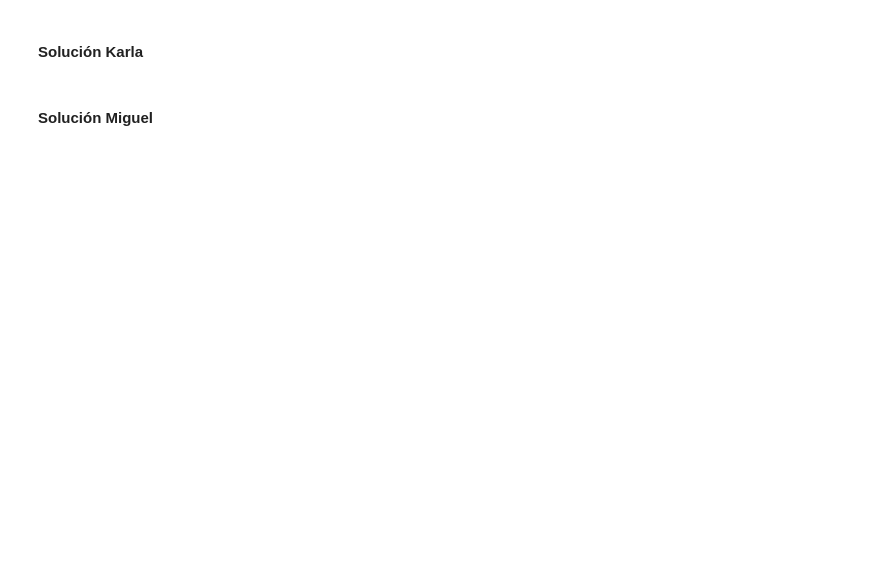
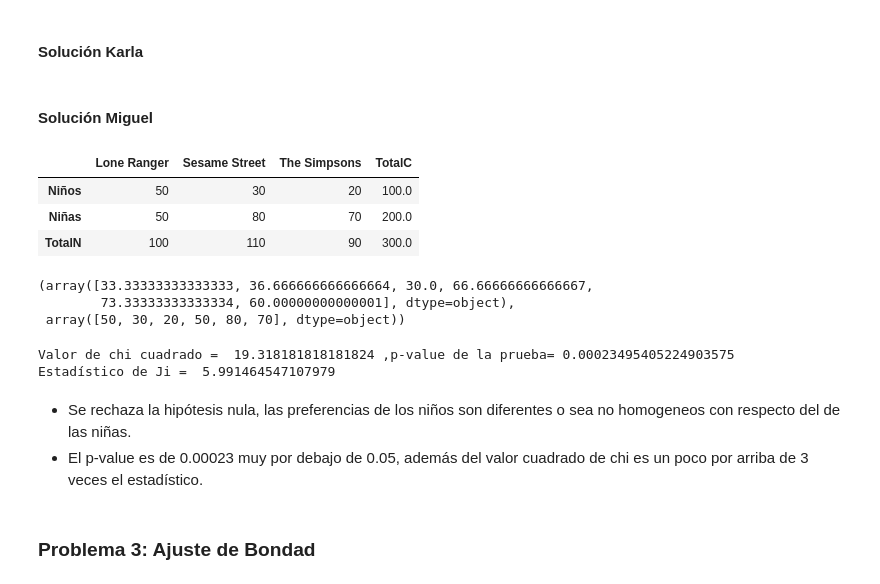
Before and after one commit to Karlaanton/Tarea9_MAguirre_KAnton, a Jupyter notebook: Tarea9.ipynb, the cells around one changed output. Cells and saved outputs as stored; diff of their text form; code cells hidden in the pictures; blank space fills up the shorter version.

```diff
--- a/Tarea9.ipynb
+++ b/Tarea9.ipynb
@@ -27,3 +90,45 @@ Realice la prueba de chi-cuadrado para validar la independencia del punto del ci
 #### Solución Karla
 # %% [markdown]
 #### Solución Miguel
+# %%
+data2 = pd.DataFrame(index = ['Niños','Niñas','TotalN'],
+                    columns = ['Lone Ranger', 'Sesame Street',
+                               'The Simpsons','TotalC'])
+data2.iloc[0,:-1] = [50, 30, 20]
+data2.iloc[1,:-1] = [50,80,70]
+data2['TotalC'] = data2.sum(axis=1)
+data2.loc['TotalN',:] = data2.sum(axis=0)
+data2
+# %% [output]
+|  | Lone Ranger | Sesame Street | The Simpsons | TotalC |
+| Niños | 50 | 30 | 20 | 100.0 |
+| Niñas | 50 | 80 | 70 | 200.0 |
+| TotalN | 100 | 110 | 90 | 300.0 |
+# %%
+P2 = data2.iloc[0,3] / data2.iloc[-1, -1]
+f_o2 = data2.loc[data2.index != 'TotalN', data2.columns != 'TotalC'].values.flatten()
+f_e2 = np.concatenate([data2.iloc[-1,: -1] * P2,
+                       data2.iloc[-1,:-1] * (1 - P2)])
+
+f_e2,f_o2
+# %% [output]
+(array([33.33333333333333, 36.666666666666664, 30.0, 66.66666666666667,
+        73.33333333333334, 60.00000000000001], dtype=object),
+ array([50, 30, 20, 50, 80, 70], dtype=object))
+# %%
+F_obse2 = f_o2
+F_espe2 = f_e2
+
+x2_2 = st.chisquare(F_obse2, F_espe2, ddof=2)
+print('Valor de chi cuadrado = ',list(x2_2)[0],',p-value de la prueba=',list(x2_2)[1])
+
+Ji2 = st.chi2.ppf(q = 0.95,df=2)
+print('Estadístico de Ji = ',Ji2)
+# %% [output]
+Valor de chi cuadrado =  19.318181818181824 ,p-value de la prueba= 0.00023495405224903575
+Estadístico de Ji =  5.991464547107979
+# %% [markdown]
+- Se rechaza la hipótesis nula, las preferencias de los niños son diferentes o sea no homogeneos con respecto del de las niñas.
+- El p-value es de 0.00023 muy por debajo de 0.05, además del valor cuadrado de chi es un poco por arriba de 3 veces el estadístico.
+# %% [markdown]
+### Problema 3: Ajuste de Bondad
```
Also changed, not shown: parts of 14 cells of this notebook.
